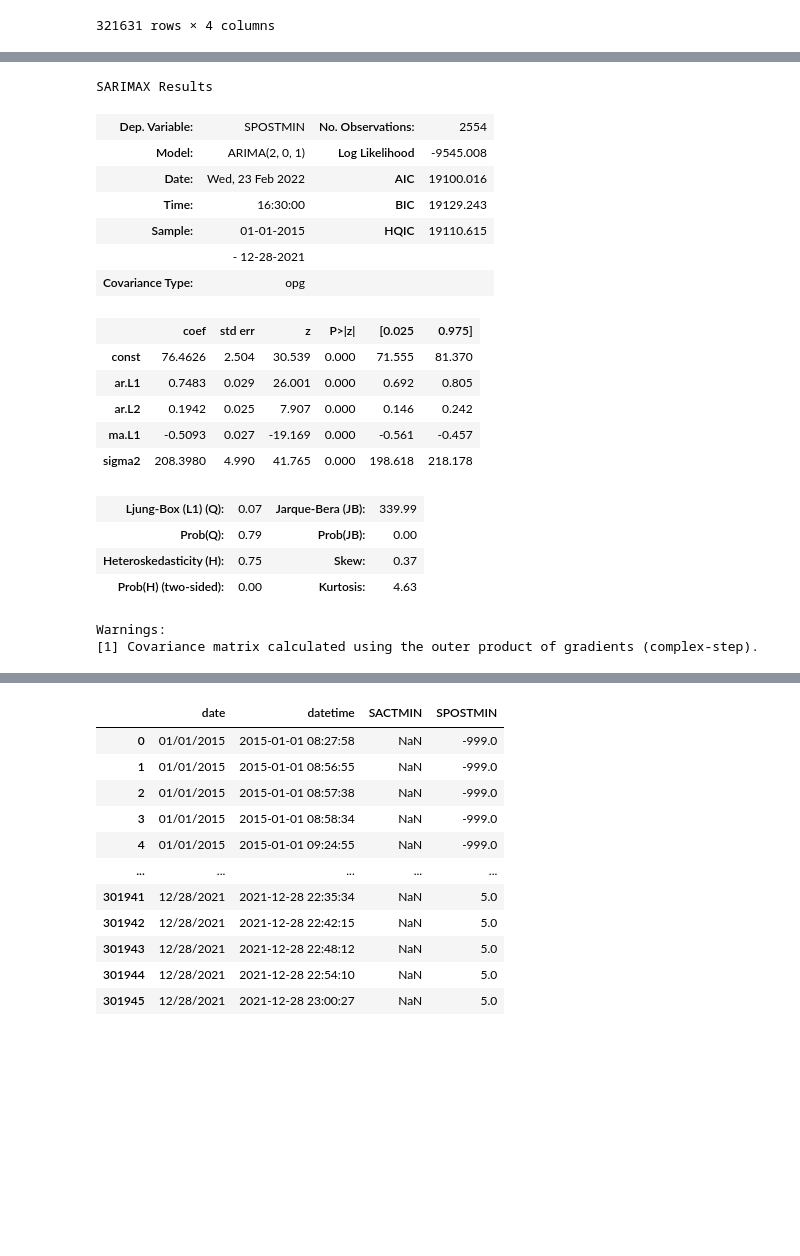
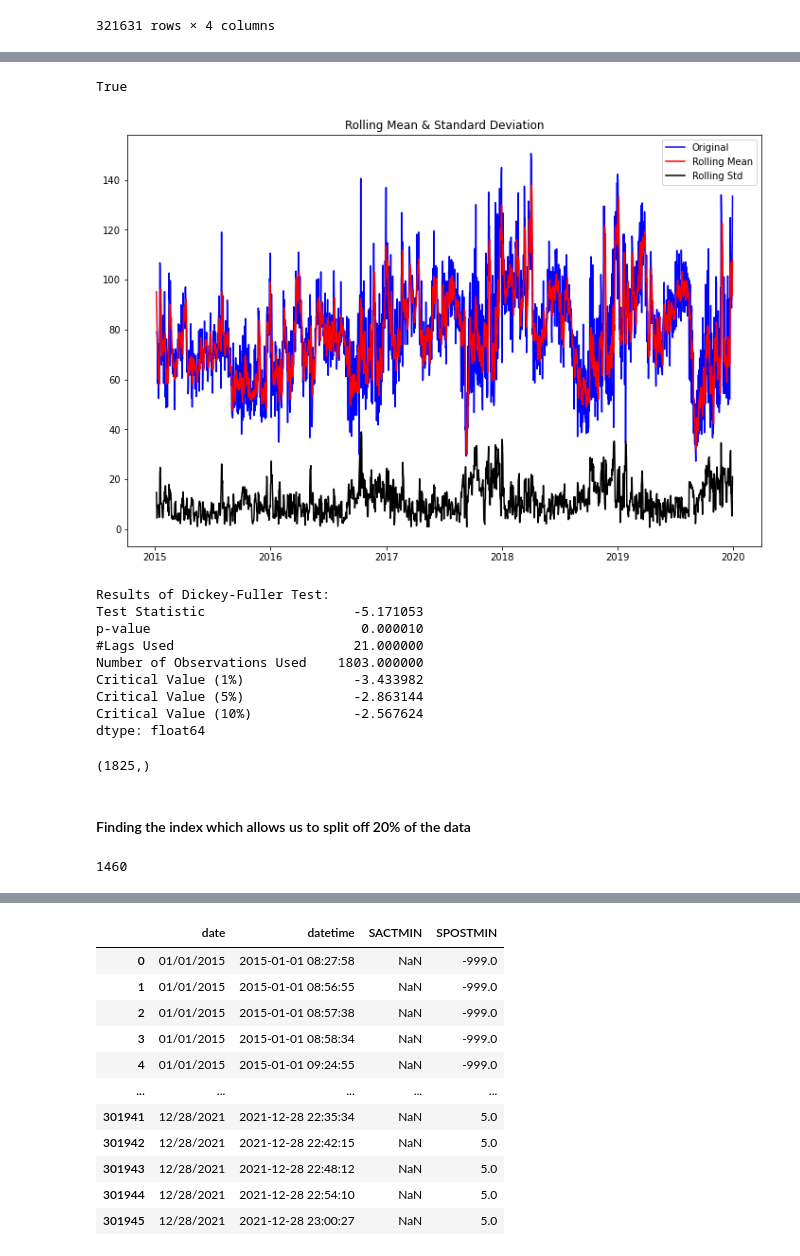
Before and after one commit to annachant/Capstone-Disney-World-Date-and-Attendance-Predictor, a Jupyter notebook: EDA.ipynb, the cells around one changed output, grey strips where cells are left out. Saved outputs shown, nothing was run; the diff lists cells and outputs as text; code cells hidden in the pictures; blank space fills up the shorter version.

```diff
--- a/EDA.ipynb
+++ b/EDA.ipynb
@@ -181,32 +278,31 @@ See the caveats in the documentation: https://pandas.pydata.org/pandas-docs/stab
 # %%
-# pvalue = adfuller(df_mk_7dwarfs_daily)[1]
-# is_stationary = pvalue<= .05
+pvalue = adfuller(df_mk_7dwarfs_daily)[1]
+is_stationary = pvalue<= .05
 
-# is_stationary
+is_stationary
+# %% [output]
+True
-# %%
-model = ARIMA(df_mk_7dwarfs_daily, order=(2,0,1))
-
-
-res = model.fit()
-res.summary()
-# %% [output]
-SARIMAX Results
-| Dep. Variable: | SPOSTMIN | No. Observations: | 2554 |
-| Model: | ARIMA(2, 0, 1) | Log Likelihood | -9545.008 |
-| Date: | Wed, 23 Feb 2022 | AIC | 19100.016 |
-| Time: | 16:30:00 | BIC | 19129.243 |
-| Sample: | 01-01-2015 | HQIC | 19110.615 |
-|  | - 12-28-2021 |  |  |
-| Covariance Type: | opg |  |  |
-|  | coef | std err | z | P>|z| | [0.025 | 0.975] |
-| const | 76.4626 | 2.504 | 30.539 | 0.000 | 71.555 | 81.370 |
-| ar.L1 | 0.7483 | 0.029 | 26.001 | 0.000 | 0.692 | 0.805 |
-| ar.L2 | 0.1942 | 0.025 | 7.907 | 0.000 | 0.146 | 0.242 |
-| ma.L1 | -0.5093 | 0.027 | -19.169 | 0.000 | -0.561 | -0.457 |
-| sigma2 | 208.3980 | 4.990 | 41.765 | 0.000 | 198.618 | 218.178 |
-| Ljung-Box (L1) (Q): | 0.07 | Jarque-Bera (JB): | 339.99 |
-| Prob(Q): | 0.79 | Prob(JB): | 0.00 |
-| Heteroskedasticity (H): | 0.75 | Skew: | 0.37 |
-| Prob(H) (two-sided): | 0.00 | Kurtosis: | 4.63 |
-Warnings:
-[1] Covariance matrix calculated using the outer product of gradients (complex-step).
+# %%
+test_stationarity(df_mk_7dwarfs_daily, 4)
+# %% [output]
+[figure, added]
+Results of Dickey-Fuller Test:
+Test Statistic                   -5.171053
+p-value                           0.000010
+#Lags Used                       21.000000
+Number of Observations Used    1803.000000
+Critical Value (1%)              -3.433982
+Critical Value (5%)              -2.863144
+Critical Value (10%)             -2.567624
+dtype: float64
+# %%
+df_mk_7dwarfs_daily.shape
+# %% [output]
+(1825,)
+# %% [markdown]
+#### Finding the index which allows us to split off 20% of the data
+# %%
+cutoff = round(df_mk_7dwarfs_daily.shape[0]*0.8)
+cutoff
+# %% [output]
+1460
```
Also changed, not shown: parts of 145 cells of this notebook.
